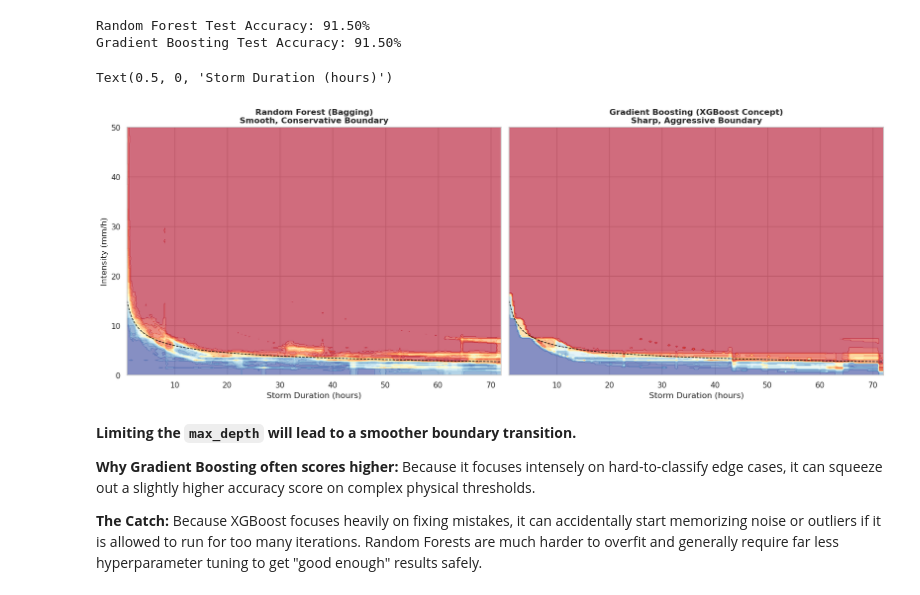
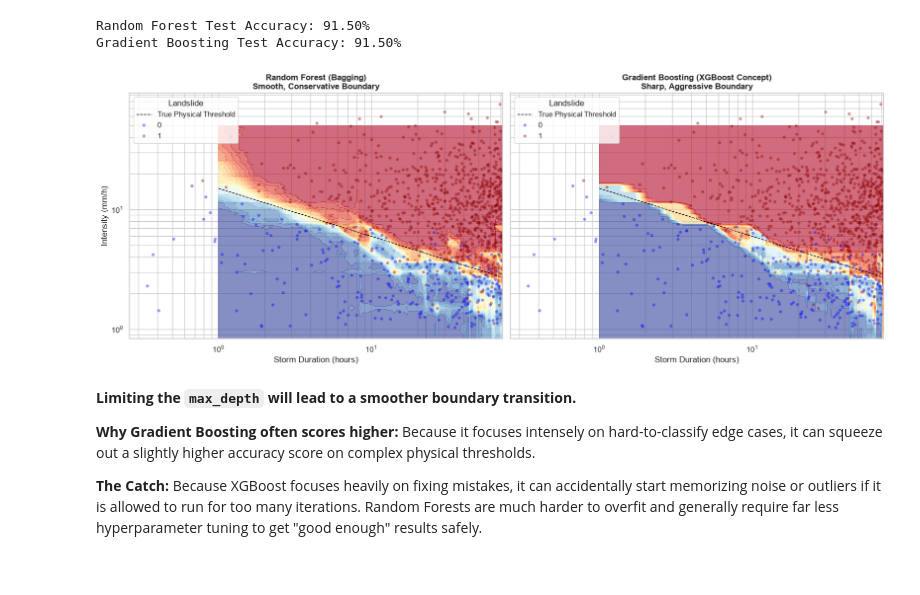
Before and after one commit to UP-RS-ESP/AdvancedPython_Workshop_June2026, a Jupyter notebook: Day3_RandomForest_XGBoost_Classification/1_Introduction_to_Classification_RandomForest_XGBoost_Landslide_IntensityDuration.ipynb, the cells around one changed output. Drawn from its saved outputs; the diff is of its cells as text; code cells hidden in the pictures.

```diff
--- a/Day3_RandomForest_XGBoost_Classification/1_Introduction_to_Classification_RandomForest_XGBoost_Landslide_IntensityDuration.ipynb
+++ b/Day3_RandomForest_XGBoost_Classification/1_Introduction_to_Classification_RandomForest_XGBoost_Landslide_IntensityDuration.ipynb
@@ -652,28 +691,54 @@ Gradient Boosting Test Accuracy: 91.50%
 # %%
 # Predict using the Boosting model on our dense grid from Step 7
 gb_predictions = gb_model.predict_proba(grid_df)[:, 1]
 Z_gb = gb_predictions.reshape(D_grid.shape)
 
 # Plot side-by-side comparison
 fig, ax = plt.subplots(1, 2, figsize=(16, 6), sharey=True, layout='constrained')
 
 # Random Forest Plot
 ax[0].contourf(D_grid, I_grid, Z_grid, levels=20, cmap='RdYlBu_r', alpha=0.6)
 ax[0].set_title('Random Forest (Bagging)\nSmooth, Conservative Boundary', fontsize=12, fontweight='bold')
 ax[0].set_xlabel('Storm Duration (hours)')
 ax[0].set_ylabel('Intensity (mm/h)')
-ax[0].set_xlim(1, 72)
-ax[0].set_ylim(0, 50)
+#ax[0].set_xlim(1, 72)
+#ax[0].set_ylim(0, 50)
+ax[0].set_yscale('log') # I-D curves are traditionally viewed on log scales
+ax[0].set_xscale('log')
 ax[0].plot(theoretical_duration, theoretical_threshold, color='black', linestyle='--', linewidth=1, label='True Physical Threshold')
+sns.scatterplot(
+    data=df,
+    x='Duration_hours',
+    y='Intensity_mm_h',
+    hue='Landslide',
+    palette={0: 'blue', 1: 'darkred'},
+    alpha=0.4,
+    edgecolor='none',
+    s=20,ax = ax[0],
+)
+ax[0].grid(True, which="both", ls="-")
+
 
 # Gradient Boosting Plot
 ax[1].contourf(D_grid, I_grid, Z_gb, levels=20, cmap='RdYlBu_r', alpha=0.6)
 ax[1].plot(theoretical_duration, theoretical_threshold, color='black', linestyle='--', linewidth=1, label='True Physical Threshold')
 ax[1].set_title('Gradient Boosting (XGBoost Concept)\nSharp, Aggressive Boundary', fontsize=12, fontweight='bold')
 ax[1].set_xlabel('Storm Duration (hours)')
+ax[1].set_yscale('log') # I-D curves are traditionally viewed on log scales
+ax[1].set_xscale('log')
+sns.scatterplot(
+    data=df,
+    x='Duration_hours',
+    y='Intensity_mm_h',
+    hue='Landslide',
+    palette={0: 'blue', 1: 'darkred'},
+    alpha=0.4,
+    edgecolor='none',
+    s=20,ax = ax[1],
+)
+ax[1].grid(True, which="both", ls="-")
 # %% [output]
-Text(0.5, 0, 'Storm Duration (hours)')
-[figure, old version]
+[figure, new version]
 # %% [markdown]
 **Limiting the `max_depth` will lead to a smoother boundary transition.**
 
```
Also changed, not shown: parts of 9 cells of this notebook.
